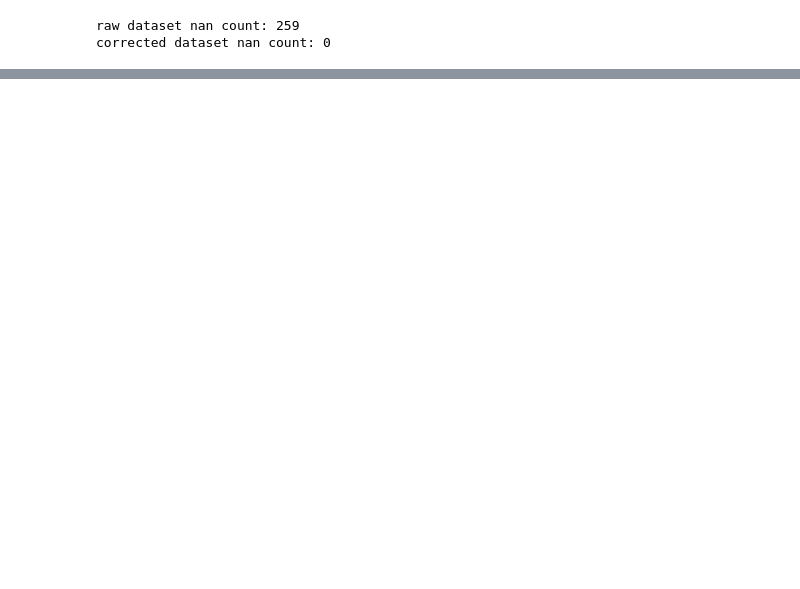
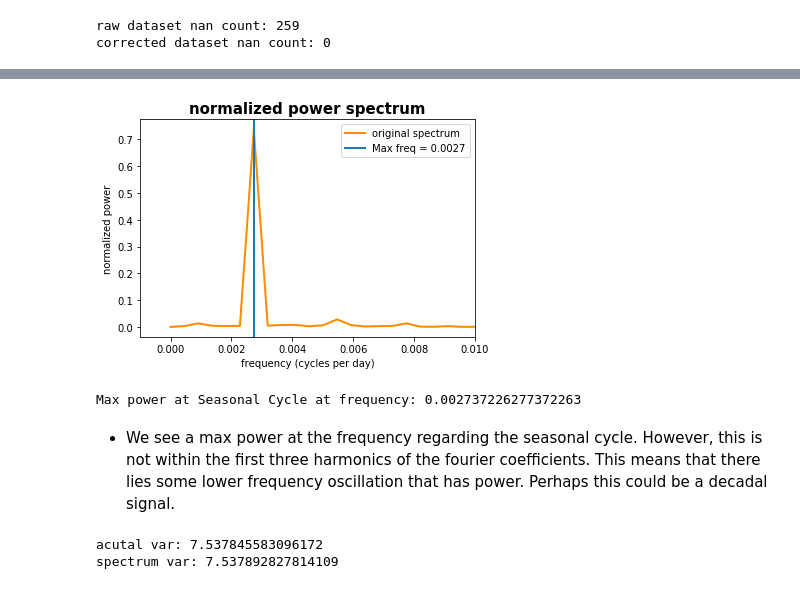
Before and after one commit to tbarbero/ATS_655, a Jupyter notebook: HW5/ATS655_HW5.ipynb, the cells around one changed output, grey strips where cells are left out. Drawn from its saved outputs; the diff is of its cells as text; code cells hidden in the pictures; blank space fills up the shorter version.

```diff
--- a/HW5/ATS655_HW5.ipynb
+++ b/HW5/ATS655_HW5.ipynb
@@ -67,0 +100,36 @@ plt.savefig('/Users/tyler/Desktop/SP22/ATS_655/HW5/figs/1ab.png',dpi=400,bbox_in
+# %%
+freq = np.arange(0,np.size(sst_corr)/2+1)/float(np.size(sst_anom))
+Ck2= 2*np.abs(Yfft[0:int(np.size(sst_anom)/2)+1])**2 # power = 2*normalized fft *
+# %%
+sc_freq_ind = np.argmax(Ck2)
+plt.figure()
+plt.plot(freq,Ck2/np.sum(Ck2),'-', color = 'darkorange', label = 'original spectrum')
+plt.axvline(freq[sc_freq_ind],label='Max freq = 0.0027')
+plt.ylabel('normalized power')
+plt.xlabel('frequency (cycles per day)')
+plt.xlim(-.001,0.01)
+plt.title('normalized power spectrum',size=15)
+plt.legend()
+plt.savefig('/Users/tyler/Desktop/SP22/ATS_655/HW5/figs/method1_power_spectrum.png',dpi=400,bbox_inches='tight')
+# %% [output]
+[figure, added]
+# %%
+print('Max power at Seasonal Cycle at frequency:',freq[sc_freq_ind])
+# %% [output]
+Max power at Seasonal Cycle at frequency: 0.002737226277372263
+# %% [markdown]
+- We see a max power at the frequency regarding the seasonal cycle. However, this is not within the first three harmonics of the fourier coefficients. This means that there lies some lower frequency oscillation that has power. Perhaps this could be a decadal signal.
+# %%
+# check parsevals theore, the variance compared to total variance in spectrum
+# actual variance
+var_actual = np.var(sst_anom)
+# variance in our spectrum
+a = Yfft[np.arange(0,int(np.size(sst_anom)/2)+1)] # get half of symmetric
+s = np.sum(a[1::]*np.conj(a[1::])) # sum product of a*conj(a) for all freq except 0 (mean)
+var_spectrum = 2*np.real(s)
+print('acutal var:',var_actual)
+print('spectrum var:',var_spectrum)
+# parsevals theorem confirmed
+# %% [output]
+acutal var: 7.537845583096172
+spectrum var: 7.537892827814109
```
Also changed, not shown: parts of 33 cells of this notebook, 1 other file.
